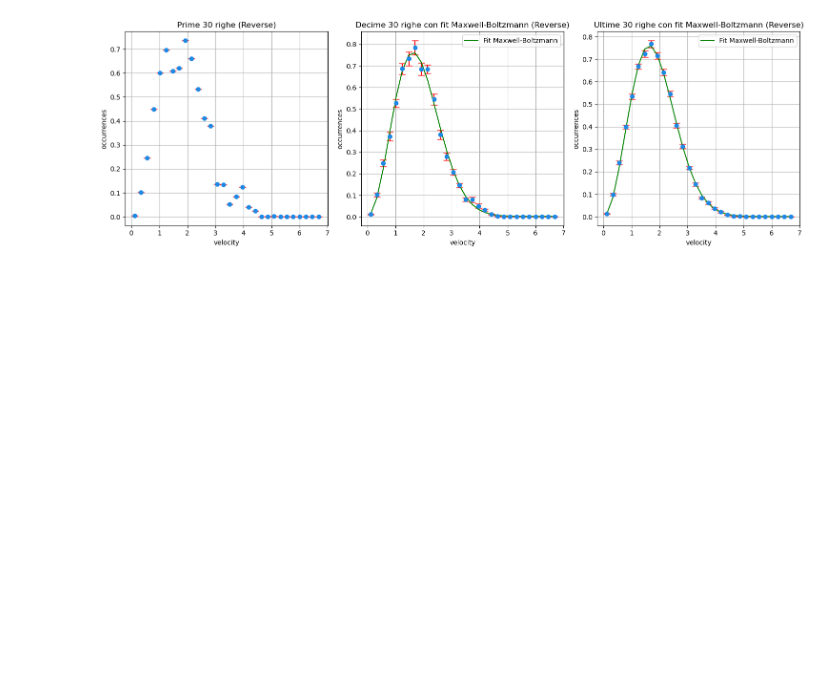
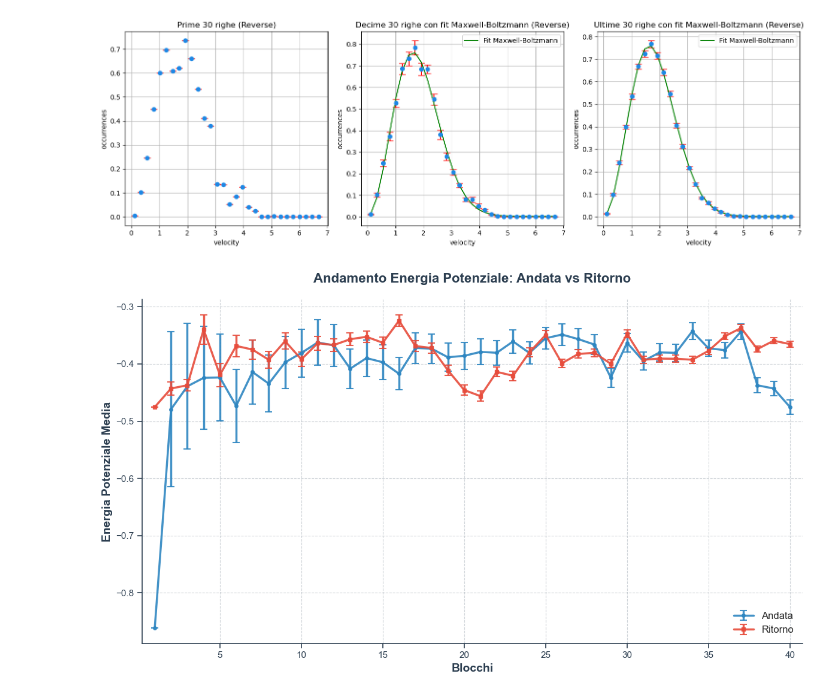
Before and after one commit to filmauri/LSN, a Jupyter notebook: 04/Esercizio4.ipynb, the cells around one changed output. Cells and saved outputs as stored; diff of their text form; code cells hidden in the pictures; blank space fills up the shorter version.

```diff
--- a/04/Esercizio4.ipynb
+++ b/04/Esercizio4.ipynb
@@ -283,3 +304,60 @@ plt.tight_layout()
 plt.show()
 # %% [output]
 [figure]
+# %%
+# Carica i dati dai file
+andata = np.loadtxt('/Users/marta/Documents/LSN/04/NSL_SIMULATOR/OUTPUT_first_run/potential_energy.dat')
+ritorno = np.loadtxt('/Users/marta/Documents/LSN/04/NSL_SIMULATOR/OUTPUT_reverse/potential_energy.dat')
+
+x_andata = andata[:, 0]
+y_andata = andata[:, 1]
+err_andata = andata[:, 3]
+
+x_ritorno = ritorno[:, 0]
+y_ritorno = ritorno[:, 1]
+err_ritorno = ritorno[:, 3]
+
+# Crea il grafico con stile moderno
+plt.style.use('seaborn-v0_8-whitegrid')
+fig, ax = plt.subplots(figsize=(12, 7))
+
+# Plot dei dati con colori più eleganti
+plt.errorbar(x_andata, y_andata, yerr=err_andata, fmt='o-',
+             color='#2E86C1', label='Andata', linewidth=2.5,
+             markersize=4, capsize=4, capthick=1.5, alpha=0.9)
+plt.errorbar(x_ritorno, y_ritorno, yerr=err_ritorno, fmt='s-',
+             color='#E74C3C', label='Ritorno', linewidth=2.5,
+             markersize=4, capsize=4, capthick=1.5, alpha=0.9)
+
+# Personalizzazione avanzata del grafico
+plt.xlabel('Blocchi', fontsize=14, fontweight='bold', color='#2C3E50')
+plt.ylabel('Energia Potenziale Media', fontsize=14, fontweight='bold', color='#2C3E50')
+plt.title('Andamento Energia Potenziale: Andata vs Ritorno',
+          fontsize=16, fontweight='bold', color='#2C3E50', pad=20)
+
+# Legend migliorata
+legend = plt.legend(fontsize=12, framealpha=0.9,
+                   edgecolor='#BDC3C7', facecolor='white')
+legend.get_frame().set_linewidth(1.5)
+
+# Grid personalizzata
+plt.grid(True, alpha=0.4, linestyle='--', linewidth=0.8, color='#85929E')
+
+# Spines personalizzati
+ax.spines['top'].set_visible(False)
+ax.spines['right'].set_visible(False)
+ax.spines['left'].set_color('#2C3E50')
+ax.spines['bottom'].set_color('#2C3E50')
+ax.spines['left'].set_linewidth(1.2)
+ax.spines['bottom'].set_linewidth(1.2)
+
+# Tick personalizzati
+ax.tick_params(colors='#2C3E50', labelsize=11, width=1.2, length=6)
+
+# Aggiunge un po' di padding
+plt.margins(x=0.02, y=0.05)
+
+plt.tight_layout()
+plt.show()
+# %% [output]
+[figure, added]
```
Also changed, not shown: parts of 6 cells of this notebook.
